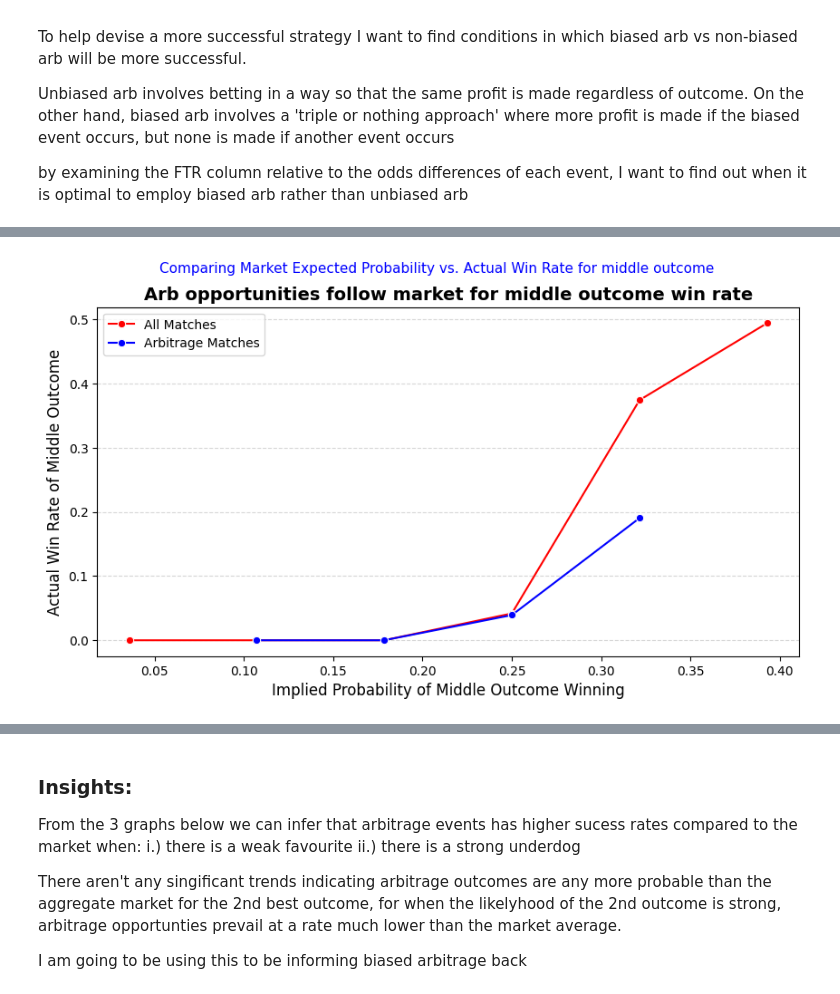
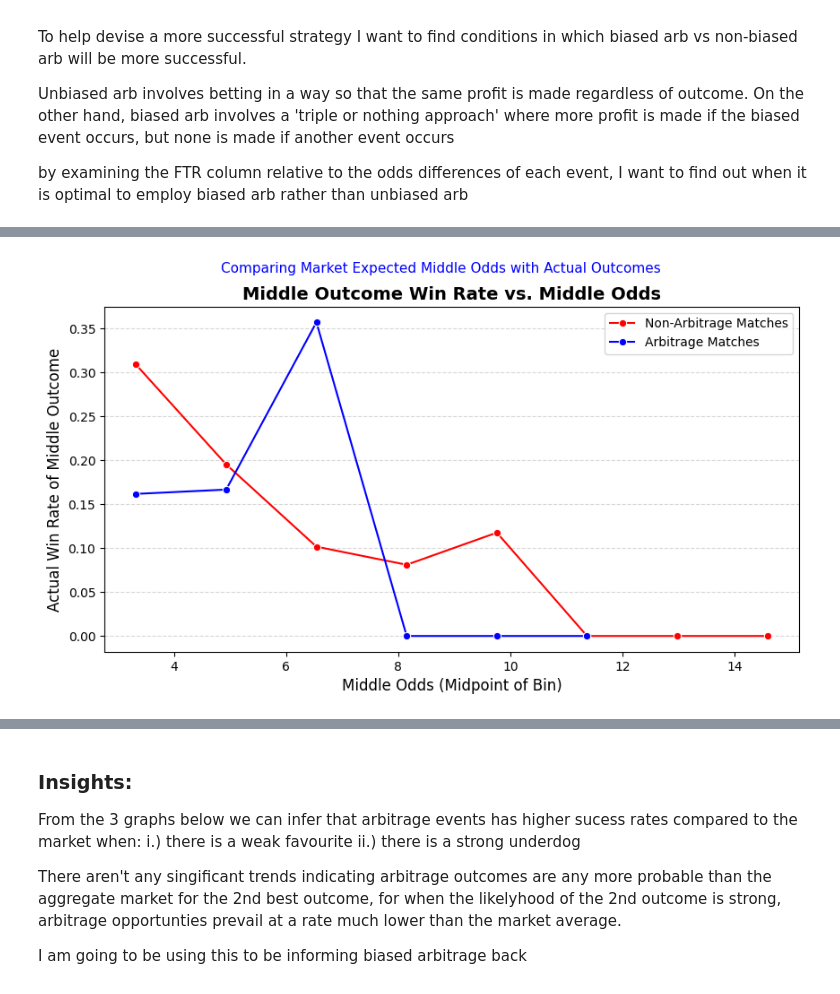
Before and after one commit to thoomkuzhymatthew/EPL_arb_betting, a Jupyter notebook: code/NB04-arbitrage_betting_strategies.ipynb, the cells around one changed output, grey strips where cells are left out. Cells and saved outputs as stored; diff of their text form; code cells hidden in the pictures.

```diff
--- a/code/NB04-arbitrage_betting_strategies.ipynb
+++ b/code/NB04-arbitrage_betting_strategies.ipynb
@@ -191,10 +201,10 @@ def plot_max_arbitrage_profitability(df):
     plt.figure(figsize=(12, 6))
     plt.plot(daily_max_profit.index, daily_max_profit.values, color="#003366", linewidth=2.5)
 
-    plt.suptitle("Profit margins show the abundance of arb profits is decreasing", fontsize=11, color="#666666")
+    plt.title("Profitability of matches with arb oppportunitites is decreasing!", fontsize=15, pad= 10 ,color="#666666", fontweight="bold")
 
     plt.xlabel("Date", fontsize=12, color="#333333", labelpad=10)
-    plt.ylabel("Max Arbitrage Profit Margin (%)", fontsize=12, color="#333333", labelpad=10)
+    plt.ylabel("profit margin of matches with arb opportunities (%)", fontsize=12, color="#333333", labelpad=10)
 
     plt.gca().yaxis.set_major_formatter(plt.FuncFormatter(lambda x, _: f"{x*100:.2f}%"))
     plt.grid(which="major", linestyle="--", linewidth=0.5, alpha=0.5)
@@ -489,57 +497,71 @@ plt.show()
 # %%
-
 # ---- Identify Middle-Priced Outcome ----
 def get_middle_priced_outcome(row):
     odds = {"H": row["max_home"], "A": row["max_away"], "D": row["max_draw"]}
-    sorted_outcomes = sorted(odds.items(), key=lambda x: x[1])  # Sort by odds value
-    return sorted_outcomes[1][0]  # Middle outcome (2nd in sorted list)
+    sorted_outcomes = sorted(odds.items(), key=lambda x: x[1])  # Sort outcomes by odds value
+    return sorted_outcomes[1][0]  # Return the outcome with the second-lowest odds
 
 merged_df["middle_outcome"] = merged_df.apply(get_middle_priced_outcome, axis=1)
 
 # ---- Assign Whether the Middle-Priced Outcome Won ----
-merged_df["middle_outcome_won"] = merged_df.apply(lambda row: row["FTR"] == row["middle_outcome"], axis=1).astype(int)
+merged_df["middle_outcome_won"] = merged_df.apply(
+    lambda row: row["FTR"] == row["middle_outcome"], axis=1
+).astype(int)
 
-# ---- Compute Implied Probability of Middle Outcome ----
-merged_df["implied_prob_middle"] = 1 / merged_df[["max_home", "max_away", "max_draw"]].apply(lambda x: sorted(x)[1], axis=1)
+# ---- Compute Middle Odds (Second Lowest Odds) ----
+# This gives the actual odds value for the middle-priced outcome.
+merged_df["middle_odds"] = merged_df[["max_home", "max_away", "max_draw"]].apply(
+    lambda x: sorted(x)[1], axis=1
+)
 
-# ---- Split Data: Arbitrage Matches vs. All Matches ----
+# ---- Split Data: Arbitrage Matches vs. Non-Arbitrage Matches ----
+# Arbitrage matches:
 arb_events_df = merged_df[merged_df["arbitrage_margin"] > 0].copy()
+# Non-arbitrage (All Matches excluding arbitrage):
+non_arb_df = merged_df[merged_df["arbitrage_margin"] <= 0].copy()
 
-# ---- Compute Win Rates by Implied Probability Bins (Using Broader Bins) ----
-bins = np.linspace(0, 1, 15)  # 10 bins from 0% to 100% probability for stability
-merged_df["implied_prob_bin"] = pd.cut(merged_df["implied_prob_middle"], bins=bins, right=False)
-arb_events_df["implied_prob_bin"] = pd.cut(arb_events_df["implied_prob_middle"], bins=bins, right=False)
+# ---- Compute Win Rates by Middle Odds Bins ----
+# Define bins across the range of middle odds using the full data range.
+odds_min = merged_df["middle_odds"].min()
+odds_max = merged_df["middle_odds"].max()
+odds_bins = np.linspace(odds_min, odds_max, 10)  # 15 bins; adjust as needed
 
-# Compute win rate per implied probability bin
-win_rates_all = merged_df.groupby("implied_prob_bin")["middle_outcome_won"].mean().reset_index()
-win_rates_arb = arb_events_df.groupby("implied_prob_bin")["middle_outcome_won"].mean().reset_index()
+# Bin the middle odds for both non-arbitrage and arbitrage datasets.
+non_arb_df["odds_bin"] = pd.cut(non_arb_df["middle_odds"], bins=odds_bins, right=False)
+arb_events_df["odds_bin"] = pd.cut(arb_events_df["middle_odds"], bins=odds_bins, right=False)
 
-# Convert bin labels to numeric values (midpoint of range) for plotting
-win_rates_all["implied_prob_mid"] = win_rates_all["implied_prob_bin"].apply(lambda x: (x.left + x.right) / 2)
-win_rates_arb["implied_prob_mid"] = win_rates_arb["implied_prob_bin"].apply(lambda x: (x.left + x.right) / 2)
+# Compute win rate per middle odds bin.
+win_rates_all = non_arb_df.groupby("odds_bin")["middle_outcome_won"].mean().reset_index()
+win_rates_arb = arb_events_df.groupby("odds_bin")["middle_outcome_won"].mean().reset_index()
 
-# ---- Plot Middle Outcome Win Rate vs. Implied Probability ----
+# Calculate the midpoint of each odds bin for plotting.
+win_rates_all["odds_mid"] = win_rates_all["odds_bin"].apply(lambda x: (x.left + x.right) / 2)
+win_rates_arb["odds_mid"] = win_rates_arb["odds_bin"].apply(lambda x: (x.left + x.right) / 2)
+
+# ---- Plot Middle Outcome Win Rate vs. Middle Odds ----
 plt.figure(figsize=(10, 5))
 
-# All matches in red
-sns.lineplot(x=win_rates_all["implied_prob_mid"], y=win_rates_all["middle_outcome_won"], marker="o", color="red", label="All Matches")
+# Plot for non-arbitrage matches (All Matches excluding arbitrage) in red.
+sns.lineplot(x=win_rates_all["odds_mid"], y=win_rates_all["middle_outcome_won"],
+             marker="o", color="red", label="Non-Arbitrage Matches")
 
-# Arbitrage sample in blue
-sns.lineplot(x=win_rates_arb["implied_prob_mid"], y=win_rates_arb["middle_outcome_won"], marker="o", color="blue", label="Arbitrage Matches")
+# Plot for arbitrage matches in blue.
+sns.lineplot(x=win_rates_arb["odds_mid"], y=win_rates_arb["middle_outcome_won"],
+             marker="o", color="blue", label="Arbitrage Matches")
 
-# Formatting
-plt.xlabel("Implied Probability of Middle Outcome Winning", fontsize=12)
+# Formatting the plot.
+plt.xlabel("Middle Odds (Midpoint of Bin)", fontsize=12)
 plt.ylabel("Actual Win Rate of Middle Outcome", fontsize=12)
-plt.title("Arb opportunities follow market for middle outcome win rate", fontsize=14, fontweight="bold")
-plt.suptitle("Comparing Market Expected Probability vs. Actual Win Rate for middle outcome", fontsize=11, color="blue")
+plt.title("Middle Outcome Win Rate vs. Middle Odds", fontsize=14, fontweight="bold")
+plt.suptitle("Comparing Market Expected Middle Odds with Actual Outcomes", fontsize=11, color="blue")
 plt.grid(axis="y", linestyle="--", alpha=0.5)
 plt.xticks(fontsize=10)
 plt.yticks(fontsize=10)
 plt.legend()
 
-# Save and show plot
-plt.savefig("../data/visualisations/arb_betting_strategies/middle_outcome_win_vs_implied_prob.png", bbox_inches="tight")
+# Save and show plot.
+plt.savefig("../data/visualisations/arb_betting_strategies/middle_outcome_win_vs_middle_odds.png", bbox_inches="tight")
 plt.show()
 # %% [output]
-[figure, old version]
+[figure, new version]
 # %%
```
Also changed, not shown: parts of 23 cells of this notebook.
